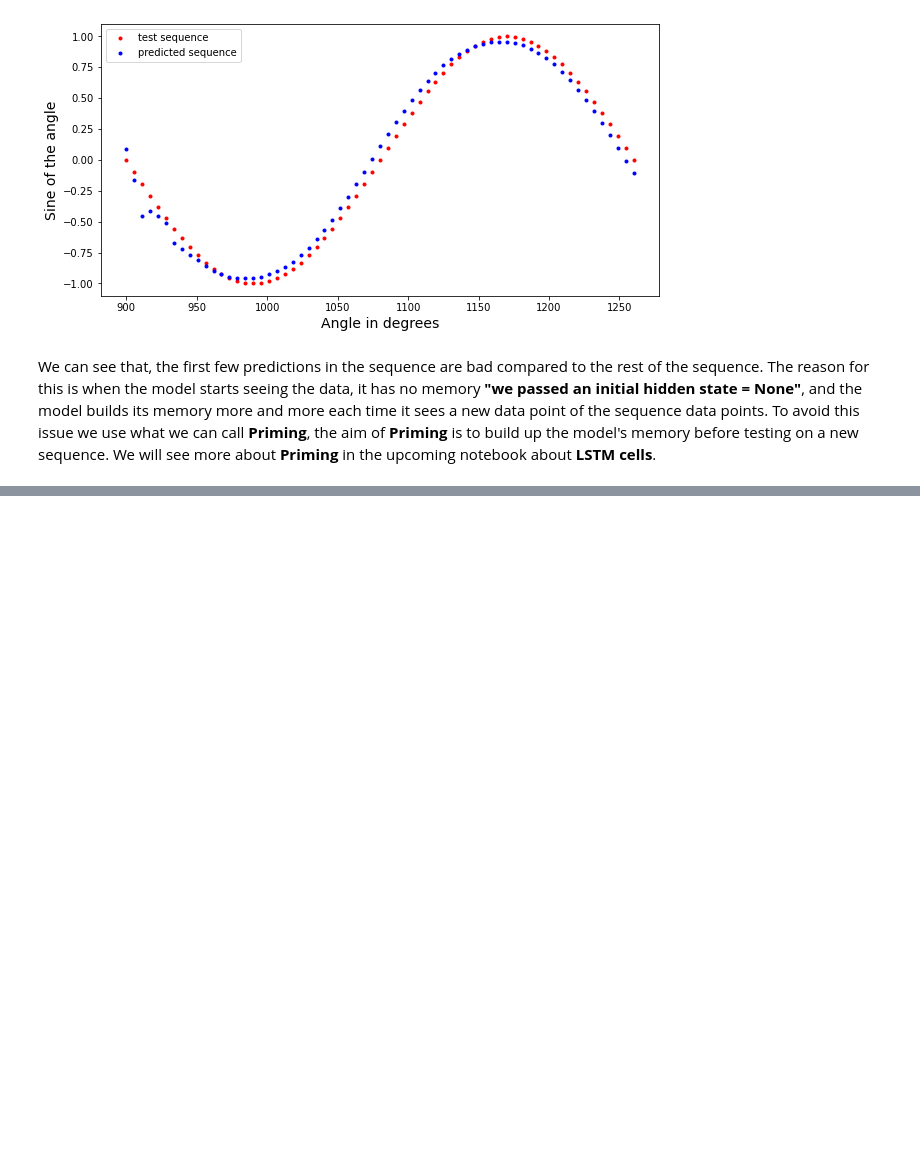
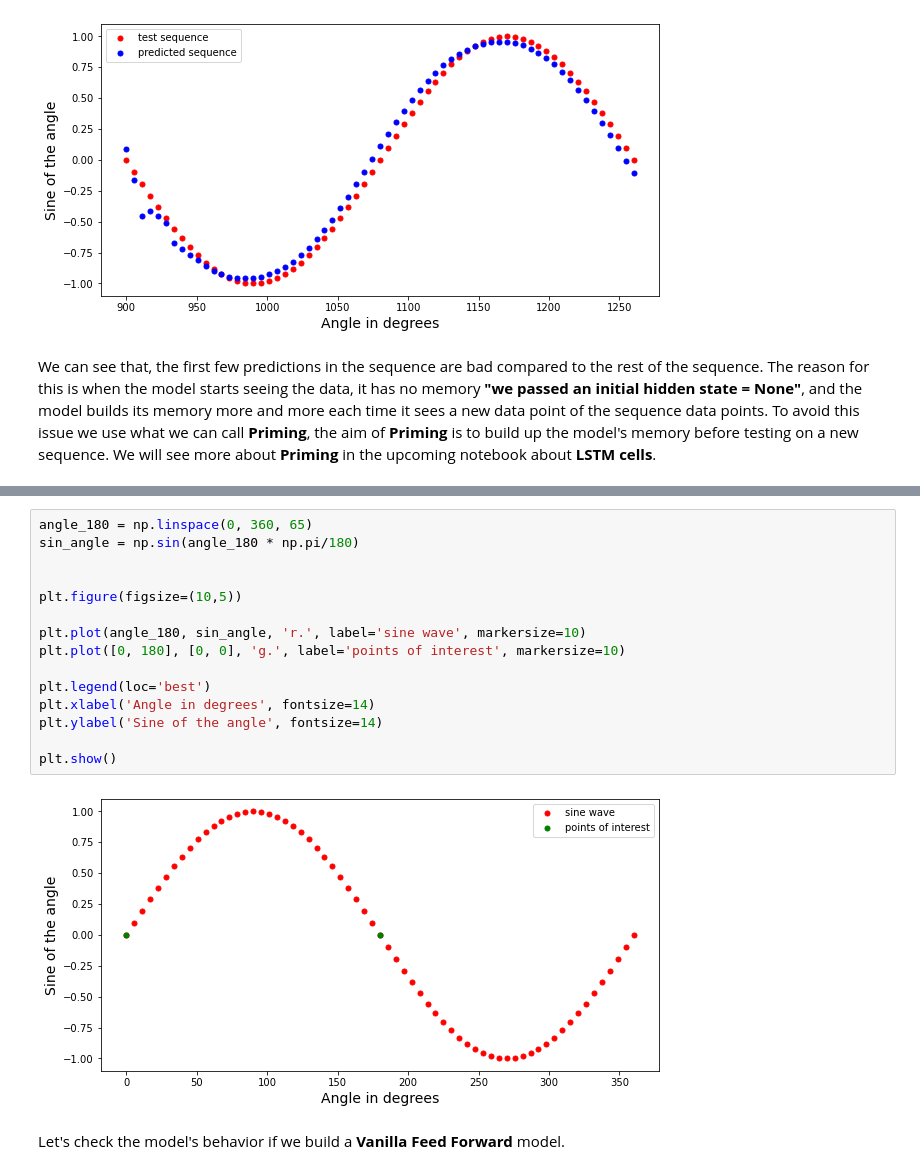
Before and after one commit to MinaGarss/PyTorch-tutorials, a Jupyter notebook: Udacity_RNNs_and_LSTM/01_Simple_RNN_with_comments.ipynb, the cells around one changed output, grey strips where cells are left out. Cells and saved outputs as stored; diff of their text form; blank space fills up the shorter version.

Commit message:
Adding model comparison to the notebook

```diff
--- a/Udacity_RNNs_and_LSTM/01_Simple_RNN_with_comments.ipynb
+++ b/Udacity_RNNs_and_LSTM/01_Simple_RNN_with_comments.ipynb
@@ -449,0 +454,19 @@ We can clearly see that, after building up the model's memory, the predictions a
+# %%
+angle_180 = np.linspace(0, 360, 65)
+sin_angle = np.sin(angle_180 * np.pi/180)
+
+
+plt.figure(figsize=(10,5))
+
+plt.plot(angle_180, sin_angle, 'r.', label='sine wave', markersize=10)
+plt.plot([0, 180], [0, 0], 'g.', label='points of interest', markersize=10)
+
+plt.legend(loc='best')
+plt.xlabel('Angle in degrees', fontsize=14)
+plt.ylabel('Sine of the angle', fontsize=14)
+
+plt.show()
+# %% [output]
+[figure, added]
+# %% [markdown]
+Let's check the model's behavior if we build a **Vanilla Feed Forward** model.
```
Also changed, not shown: parts of 16 cells of this notebook.
